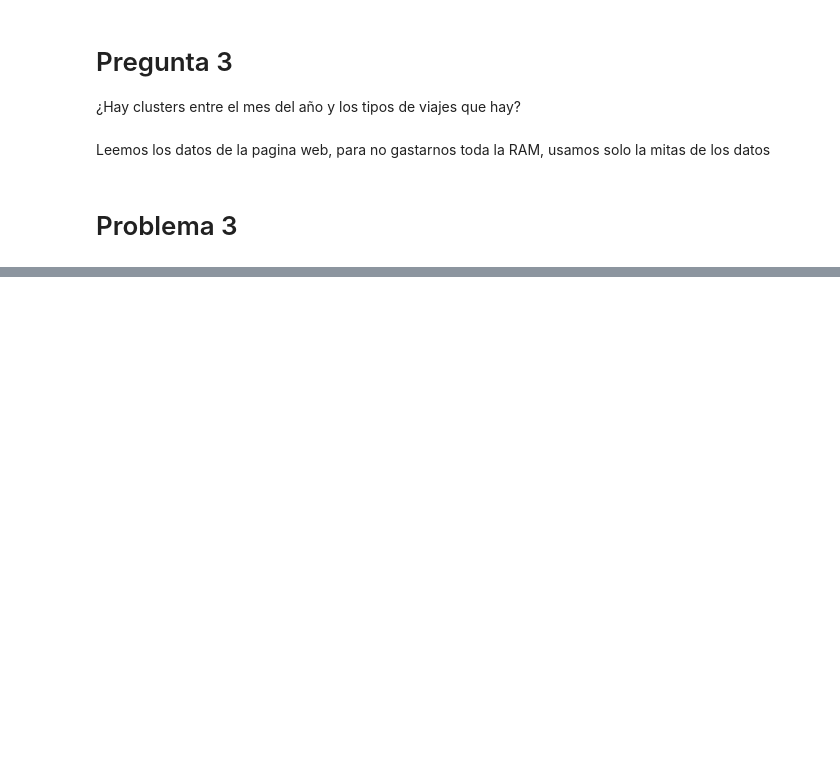
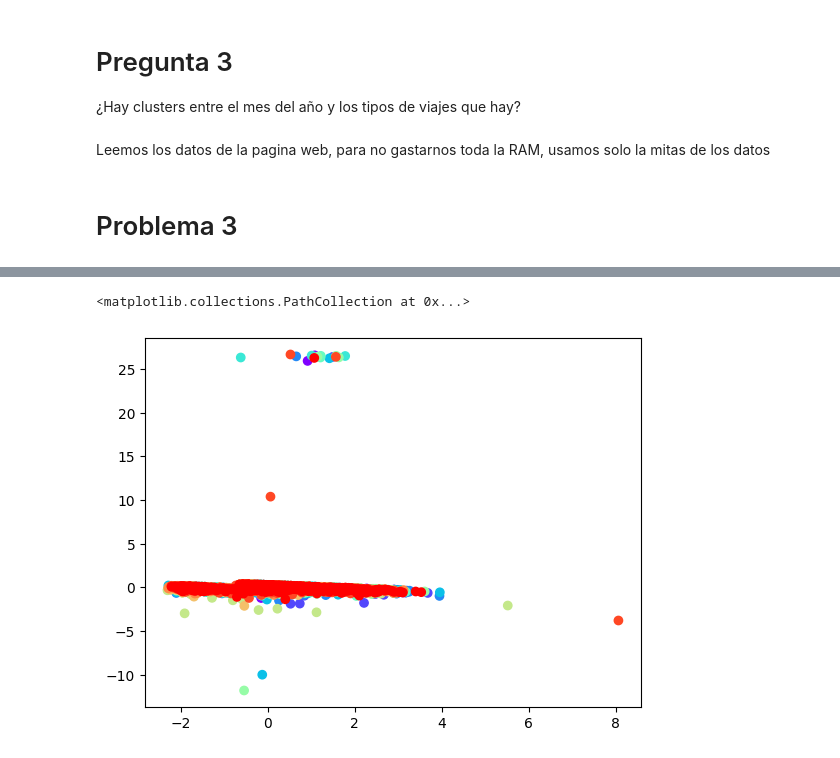
Before and after one commit to DiegoEGM/Proyecto-REP, a Jupyter notebook: Proyecto_MiBici- Pregunta 3.ipynb, the cells around one changed output, grey strips where cells are left out. Saved outputs shown, nothing was run; the diff lists cells and outputs as text; code cells hidden in the pictures; blank space fills up the shorter version.

```diff
--- a/Proyecto_MiBici- Pregunta 3.ipynb
+++ b/Proyecto_MiBici- Pregunta 3.ipynb
@@ -145,0 +265,8 @@ Mes12=Mes12.sample(n=1000)
+# %%
+from sklearn.cluster import KMeans
+kmeans = KMeans(n_clusters = 12)
+kmeans_labels = kmeans.fit_predict(X_std)
+plt.scatter(vals_pca[:, 0], vals_pca[:, 1], c = colores)
+# %% [output]
+<matplotlib.collections.PathCollection at 0x...>
+[figure, added]
```
Also changed, not shown: parts of 10 cells of this notebook.
